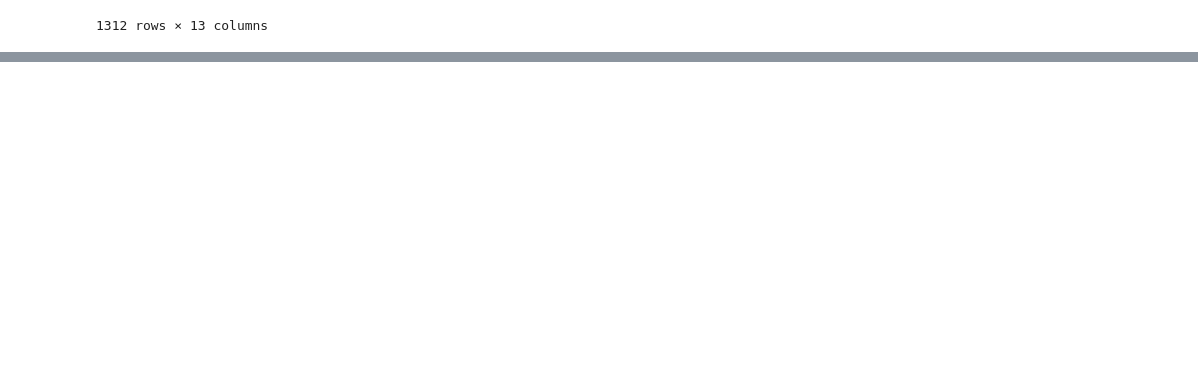
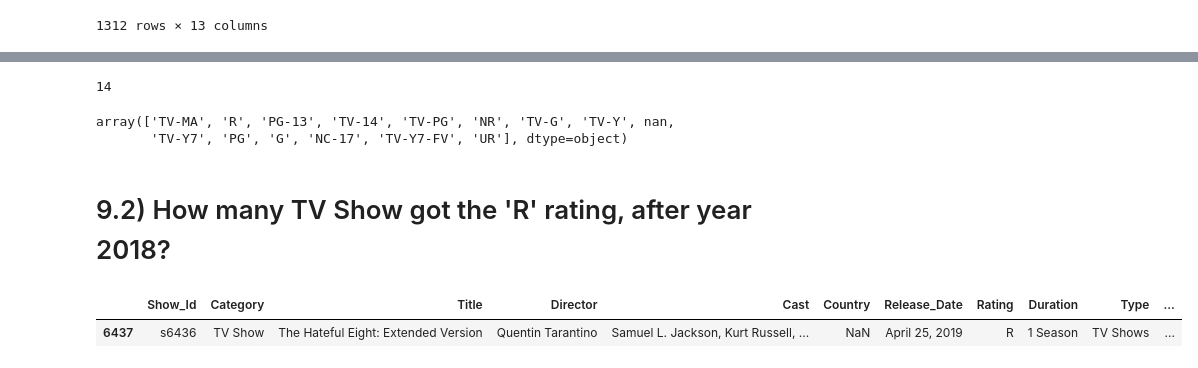
Before and after one commit to Hibou10/Netflix-Project, a Jupyter notebook: analyse.ipynb, the cells around one changed output, grey strips where cells are left out. Drawn from its saved outputs; the diff is of its cells as text; code cells hidden in the pictures; blank space fills up the shorter version.

```diff
--- a/analyse.ipynb
+++ b/analyse.ipynb
@@ -368,0 +488,18 @@ data[(data['Category'] == 'Movie') & (data['Year'] == 2020)]
+# %%
+# shows number of all ratings
+data["Rating"].nunique()
+# %% [output]
+14
+# %%
+# shows all ratings
+data["Rating"].unique()
+# %% [output]
+array(['TV-MA', 'R', 'PG-13', 'TV-14', 'TV-PG', 'NR', 'TV-G', 'TV-Y', nan,
+       'TV-Y7', 'PG', 'G', 'NC-17', 'TV-Y7-FV', 'UR'], dtype=object)
+# %% [markdown]
+# 9.2) How many TV Show got the 'R' rating, after year 2018?
+# %%
+data[(data["Category"] == 'TV Show') & (data['Rating'] == 'R') & (data['Year'] > 2018)]
+# %% [output]
+|  | Show_Id | Category | Title | Director | Cast | Country | Release_Date | Rating | Duration | Type | ... |
+| 6437 | s6436 | TV Show | The Hateful Eight: Extended Version | Quentin Tarantino | Samuel L. Jackson, Kurt Russell, ... | NaN | April 25, 2019 | R | 1 Season | TV Shows | ... |
```
Also changed, not shown: parts of 19 cells of this notebook.
